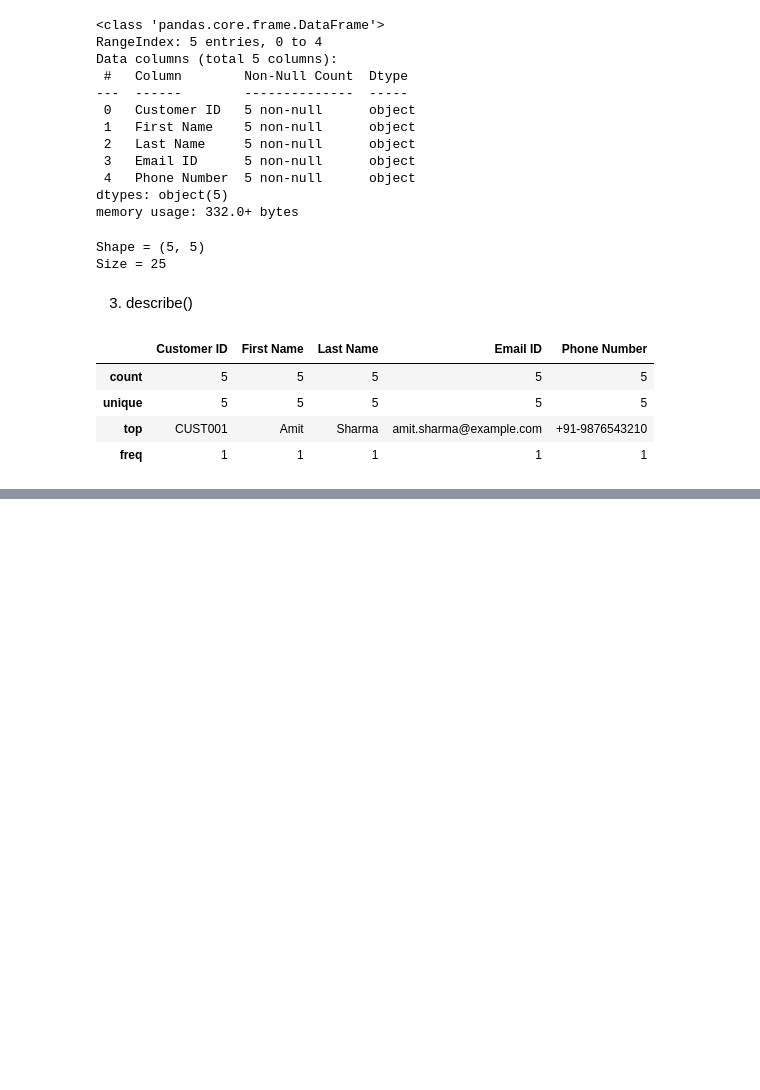
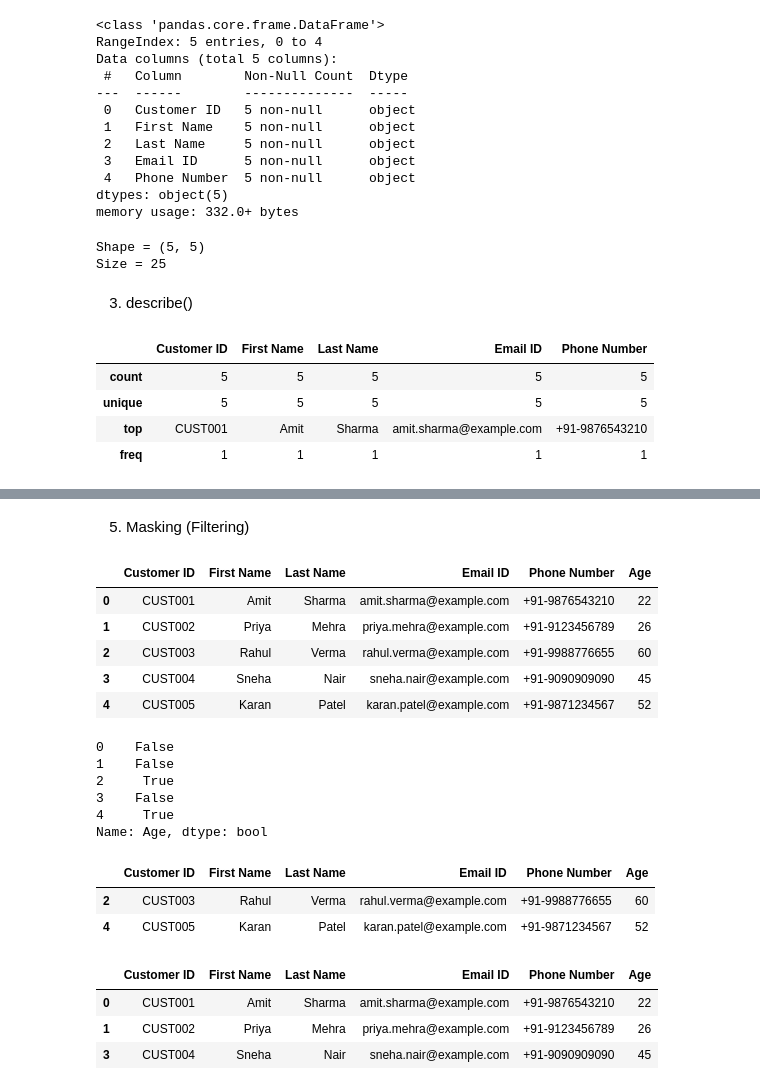
Before and after one commit to arnabd64/notebooks, a Jupyter notebook: pandas.ipynb, the cells around one changed output, grey strips where cells are left out. Drawn from its saved outputs; the diff is of its cells as text; code cells hidden in the pictures; blank space fills up the shorter version.

```diff
--- a/pandas.ipynb
+++ b/pandas.ipynb
@@ -86,0 +155,36 @@ display(df.describe())
+# %% [markdown]
+5. Masking (Filtering)
+# %%
+# add an age column
+df["Age"] = np.random.randint(low=18, high=65, size=df["Customer ID"].size)
+display(df)
+# %% [output]
+|  | Customer ID | First Name | Last Name | Email ID | Phone Number | Age |
+| 0 | CUST001 | Amit | Sharma | amit.sharma@example.com | +91-9876543210 | 22 |
+| 1 | CUST002 | Priya | Mehra | priya.mehra@example.com | +91-9123456789 | 26 |
+| 2 | CUST003 | Rahul | Verma | rahul.verma@example.com | +91-9988776655 | 60 |
+| 3 | CUST004 | Sneha | Nair | sneha.nair@example.com | +91-9090909090 | 45 |
+| 4 | CUST005 | Karan | Patel | karan.patel@example.com | +91-9871234567 | 52 |
+# %%
+mask = df["Age"] > 45
+mask
+# %% [output]
+0    False
+1    False
+2     True
+3    False
+4     True
+Name: Age, dtype: bool
+# %%
+display(df[mask])  # masked rows
+# %% [output]
+|  | Customer ID | First Name | Last Name | Email ID | Phone Number | Age |
+| 2 | CUST003 | Rahul | Verma | rahul.verma@example.com | +91-9988776655 | 60 |
+| 4 | CUST005 | Karan | Patel | karan.patel@example.com | +91-9871234567 | 52 |
+# %%
+display (df[~mask])  # unmasked
+# %% [output]
+|  | Customer ID | First Name | Last Name | Email ID | Phone Number | Age |
+| 0 | CUST001 | Amit | Sharma | amit.sharma@example.com | +91-9876543210 | 22 |
+| 1 | CUST002 | Priya | Mehra | priya.mehra@example.com | +91-9123456789 | 26 |
+| 3 | CUST004 | Sneha | Nair | sneha.nair@example.com | +91-9090909090 | 45 |
```
Also changed, not shown: parts of 17 cells of this notebook.
